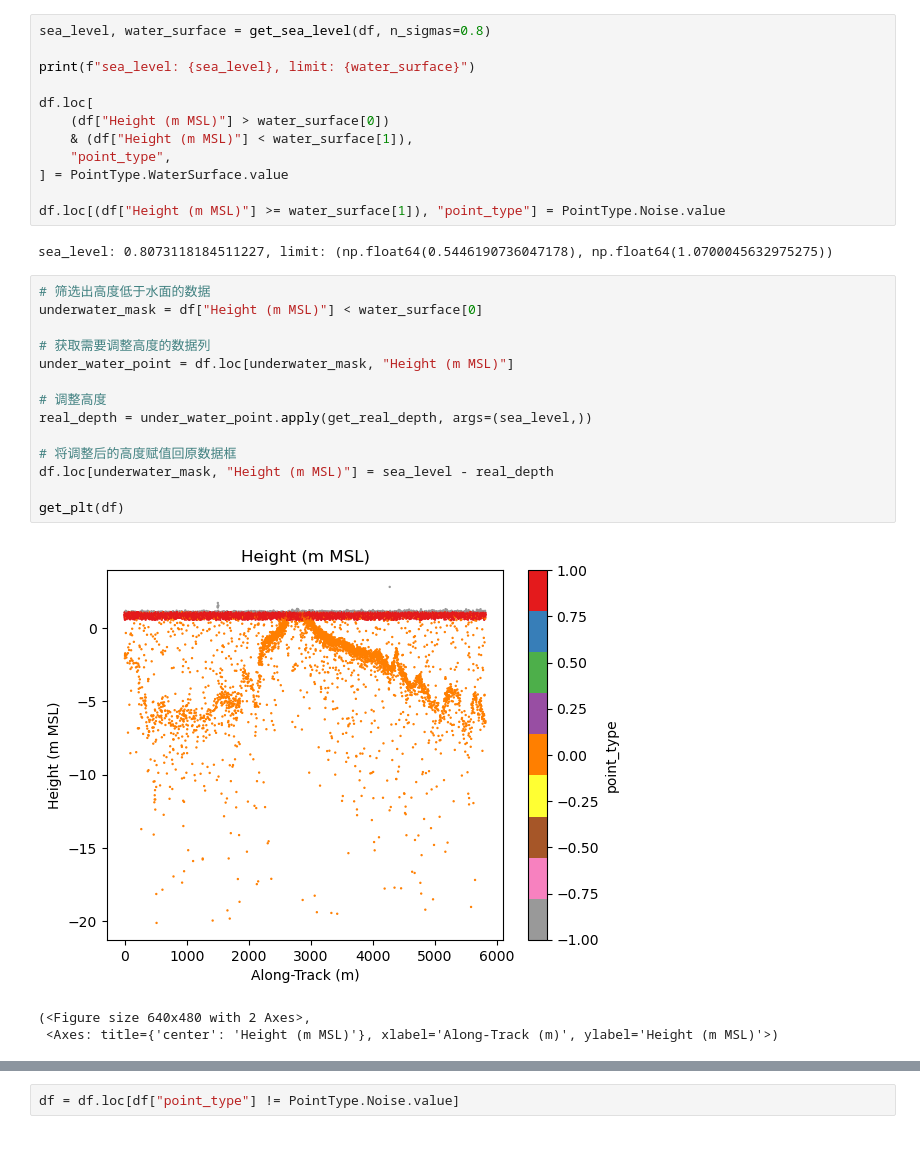
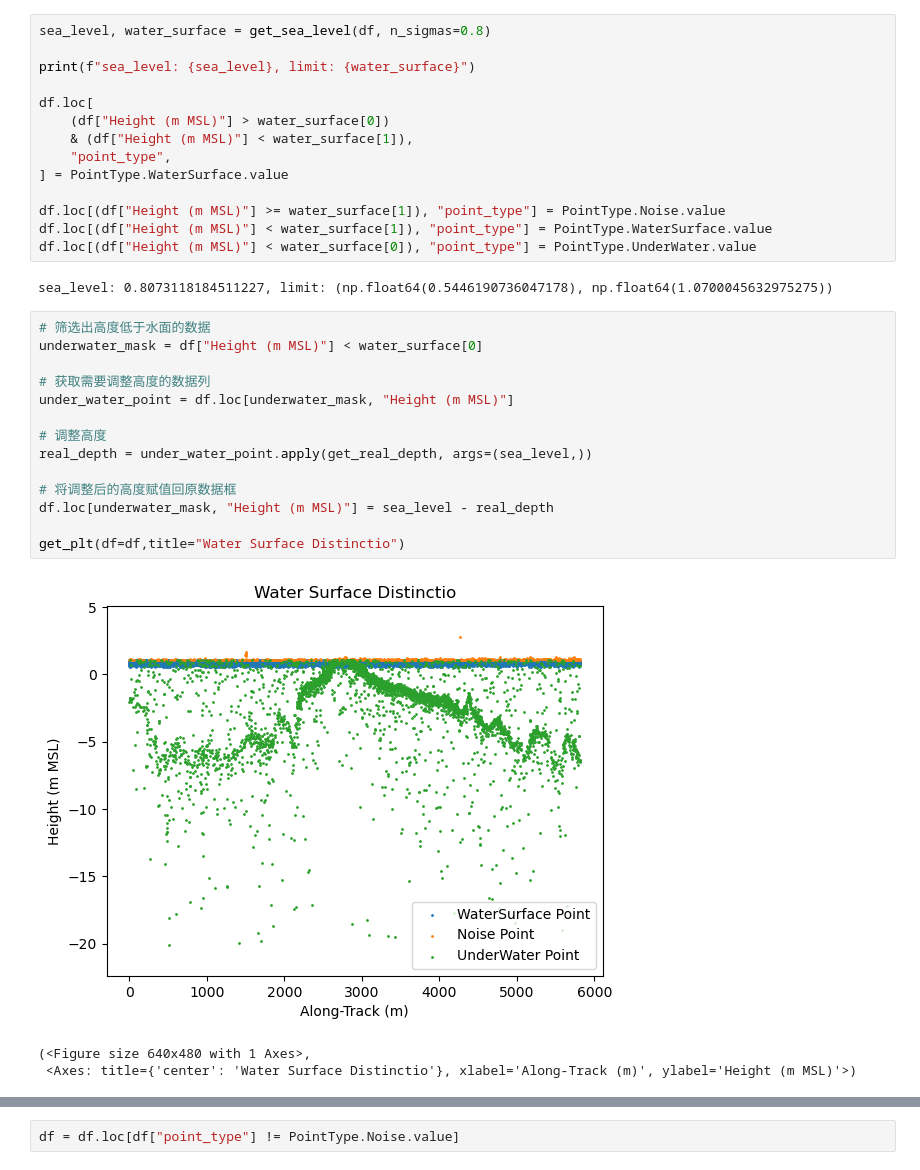
Before and after one commit to NtskwK/GraduationProject, a Jupyter notebook: icesat2-denoise.ipynb, the cells around one changed output, grey strips where cells are left out. Cells and saved outputs as stored; diff of their text form.

```diff
--- a/icesat2-denoise.ipynb
+++ b/icesat2-denoise.ipynb
@@ -40,26 +46,28 @@ df.loc[
 ] = PointType.WaterSurface.value
 
 df.loc[(df["Height (m MSL)"] >= water_surface[1]), "point_type"] = PointType.Noise.value
+df.loc[(df["Height (m MSL)"] < water_surface[1]), "point_type"] = PointType.WaterSurface.value
+df.loc[(df["Height (m MSL)"] < water_surface[0]), "point_type"] = PointType.UnderWater.value
 # %% [output]
 sea_level: 0.8073118184511227, limit: (np.float64(0.5446190736047178), np.float64(1.0700045632975275))
 # %%
 # 筛选出高度低于水面的数据
 underwater_mask = df["Height (m MSL)"] < water_surface[0]
 
 # 获取需要调整高度的数据列
 under_water_point = df.loc[underwater_mask, "Height (m MSL)"]
 
 # 调整高度
 real_depth = under_water_point.apply(get_real_depth, args=(sea_level,))
 
 # 将调整后的高度赋值回原数据框
 df.loc[underwater_mask, "Height (m MSL)"] = sea_level - real_depth
 
-get_plt(df)
+get_plt(df=df,title="Water Surface Distinctio")
 # %% [output]
-[figure, old version]
+[figure, new version]
-(<Figure size 640x480 with 2 Axes>,
- <Axes: title={'center': 'Height (m MSL)'}, xlabel='Along-Track (m)', ylabel='Height (m MSL)'>)
+(<Figure size 640x480 with 1 Axes>,
+ <Axes: title={'center': 'Water Surface Distinctio'}, xlabel='Along-Track (m)', ylabel='Height (m MSL)'>)
 # %%
 # optics_clustering_denoise的效果更好
 under_water_point = df.loc[underwater_mask].copy()
```
Also changed, not shown: parts of 5 cells of this notebook, 7 other files.
